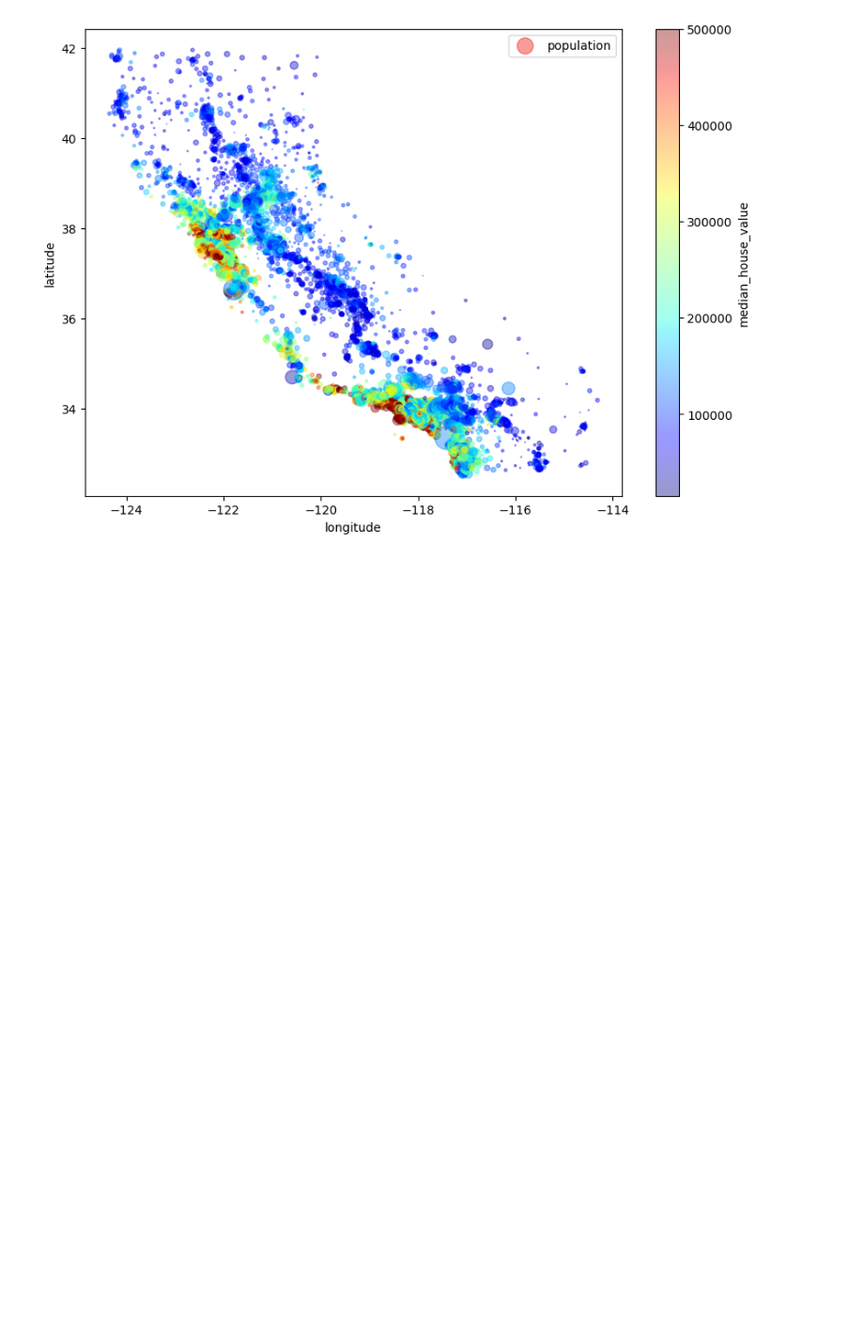
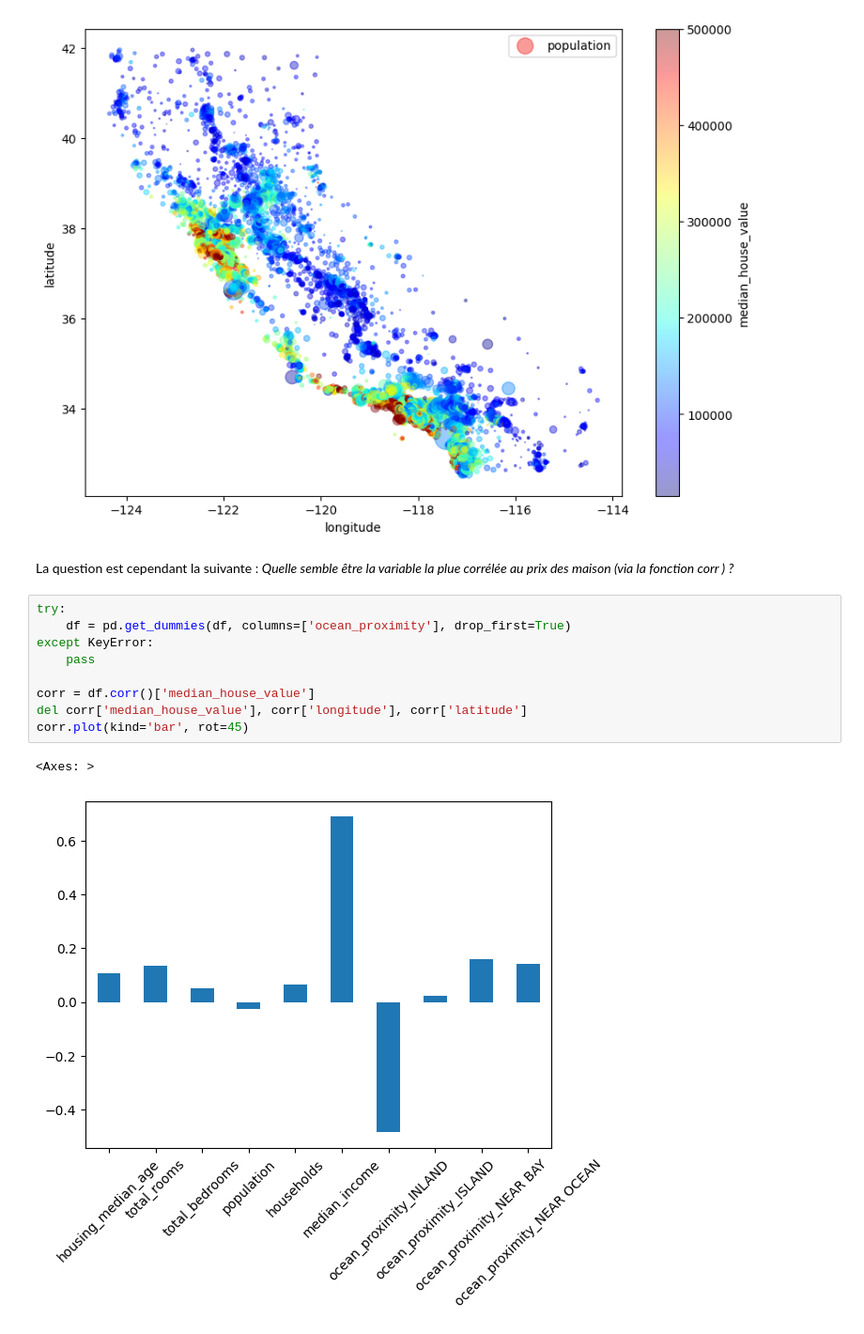
Before and after one commit to sinux-l5d/INFO905-TP1, a Jupyter notebook: tp.ipynb, the cells around one changed output. Shown at 94% size. Saved outputs shown, nothing was run; the diff lists cells and outputs as text; blank space fills up the shorter version.

```diff
--- a/tp.ipynb
+++ b/tp.ipynb
@@ -65,3 +63,17 @@ df.plot(kind='scatter', x='longitude', y='latitude', alpha=0.4, s=df['population
 # %% [output]
 <Axes: xlabel='longitude', ylabel='latitude'>
 [figure]
+# %% [markdown]
+La question est cependant la suivante : *Quelle semble être la variable la plue corrélée au prix des maison (via la fonction corr ) ?*
+# %%
+try:
+    df = pd.get_dummies(df, columns=['ocean_proximity'], drop_first=True)
+except KeyError:
+    pass
+
+corr = df.corr()['median_house_value']
+del corr['median_house_value'], corr['longitude'], corr['latitude']
+corr.plot(kind='bar', rot=45)
+# %% [output]
+<Axes: >
+[figure, added]
```
Also changed, not shown: parts of 10 cells of this notebook, 1 other file.
